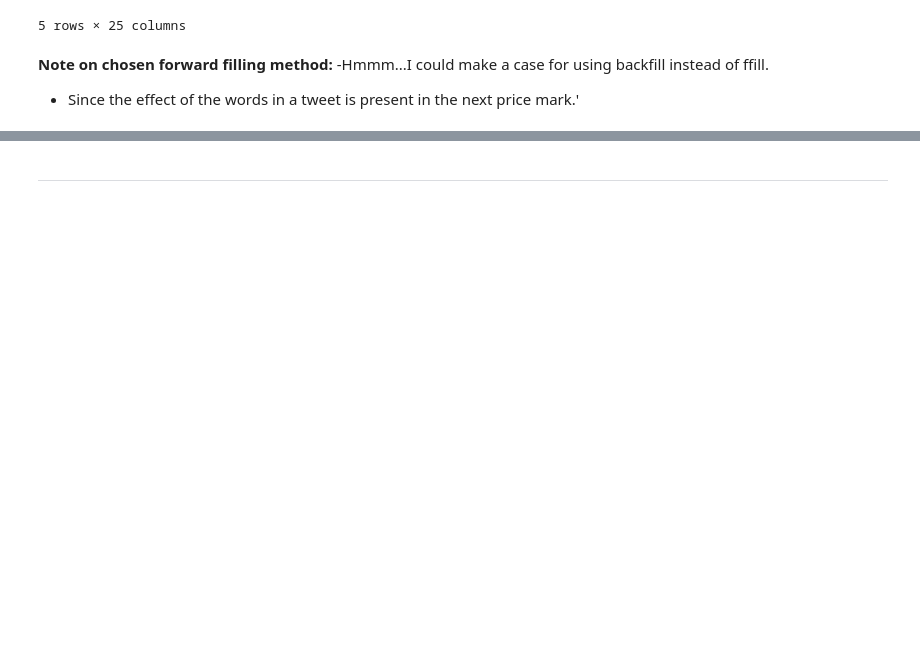
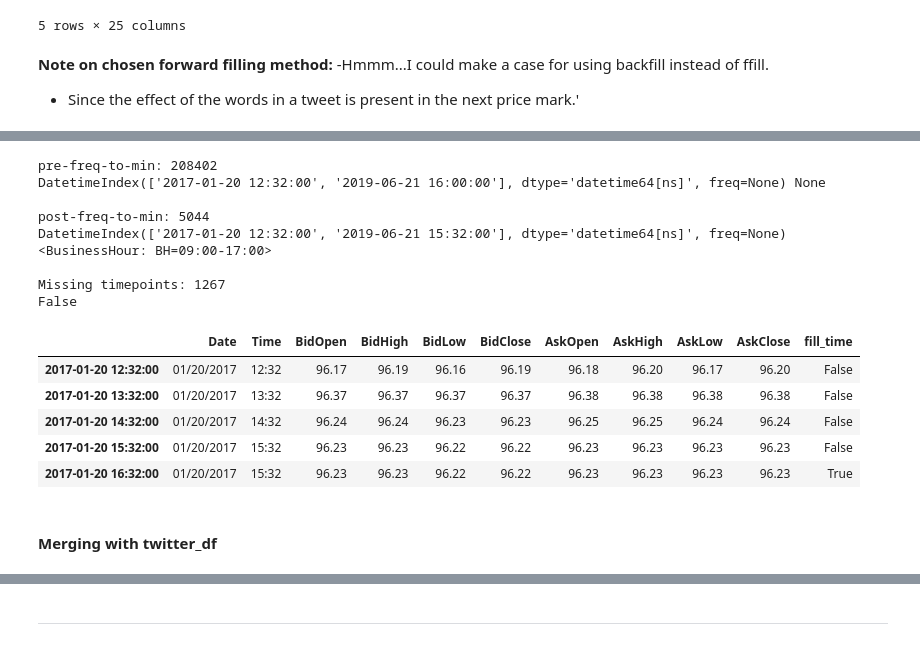
Before and after one commit to jirvingphd/dsc-5-capstone-project-online-ds-ft-021119, a Jupyter notebook: mod_5_final_project_wip.ipynb, the cells around one changed output, grey strips where cells are left out. Drawn from its saved outputs; the diff is of its cells as text; code cells hidden in the pictures; blank space fills up the shorter version.

```diff
--- a/mod_5_final_project_wip.ipynb
+++ b/mod_5_final_project_wip.ipynb
@@ -1736,0 +1164,52 @@ df.dropna(inplace=True)
+# %%
+## SAVE AND LOAD STOCK MARKET MINUTE DATA
+import pandas as pd
+import numpy as np
+# ive_df.to_csv('data/ive_sp500_min_data_match_twitter_ts.csv')
+# twitter_df =
+ive_df = pd.read_csv('data/ive_sp500_min_data_match_twitter_ts.csv', index_col=0, parse_dates=True)
+
+# ive_df = ive_df[twitter_df.index[-1]:]
+print('pre-freq-to-min:',len(ive_df))
+print(ive_df.index[[0,-1]],ive_df.index.freq)
+
+ive_df = ive_df.asfreq('BH')#'min')
+print('\npost-freq-to-min:',len(ive_df))
+print(ive_df.index[[0,-1]], ive_df.index.freq)
+
+print('\nMissing timepoints:',ive_df['BidOpen'].isna().sum())
+ive_df.head()
+
+
+# Adding a column to track the datapoints that were filled
+def check_null_times(x):
+    import numpy as np
+    if np.isnan(x):
+        return True
+    else:
+        return False
+
+ive_df['fill_time'] = ive_df['BidClose'].apply(lambda x: check_null_times(x))#True if ive_df.isna().any()
+
+
+
+ive_df.fillna(method='ffill', inplace=True)
+print(ive_df.isna().sum().any())
+display(ive_df.head())
+# %% [output]
+pre-freq-to-min: 208402
+DatetimeIndex(['2017-01-20 12:32:00', '2019-06-21 16:00:00'], dtype='datetime64[ns]', freq=None) None
+
+post-freq-to-min: 5044
+DatetimeIndex(['2017-01-20 12:32:00', '2019-06-21 15:32:00'], dtype='datetime64[ns]', freq=None) <BusinessHour: BH=09:00-17:00>
+
+Missing timepoints: 1267
+False
+|  | Date | Time | BidOpen | BidHigh | BidLow | BidClose | AskOpen | AskHigh | AskLow | AskClose | fill_time |
+| 2017-01-20 12:32:00 | 01/20/2017 | 12:32 | 96.17 | 96.19 | 96.16 | 96.19 | 96.18 | 96.20 | 96.17 | 96.20 | False |
+| 2017-01-20 13:32:00 | 01/20/2017 | 13:32 | 96.37 | 96.37 | 96.37 | 96.37 | 96.38 | 96.38 | 96.38 | 96.38 | False |
+| 2017-01-20 14:32:00 | 01/20/2017 | 14:32 | 96.24 | 96.24 | 96.23 | 96.23 | 96.25 | 96.25 | 96.24 | 96.24 | False |
+| 2017-01-20 15:32:00 | 01/20/2017 | 15:32 | 96.23 | 96.23 | 96.22 | 96.22 | 96.23 | 96.23 | 96.23 | 96.23 | False |
+| 2017-01-20 16:32:00 | 01/20/2017 | 15:32 | 96.23 | 96.23 | 96.22 | 96.22 | 96.23 | 96.23 | 96.23 | 96.23 | True |
+# %% [markdown]
+#### Merging with twitter_df
```
Also changed, not shown: parts of 116 cells of this notebook, 4 other files.
